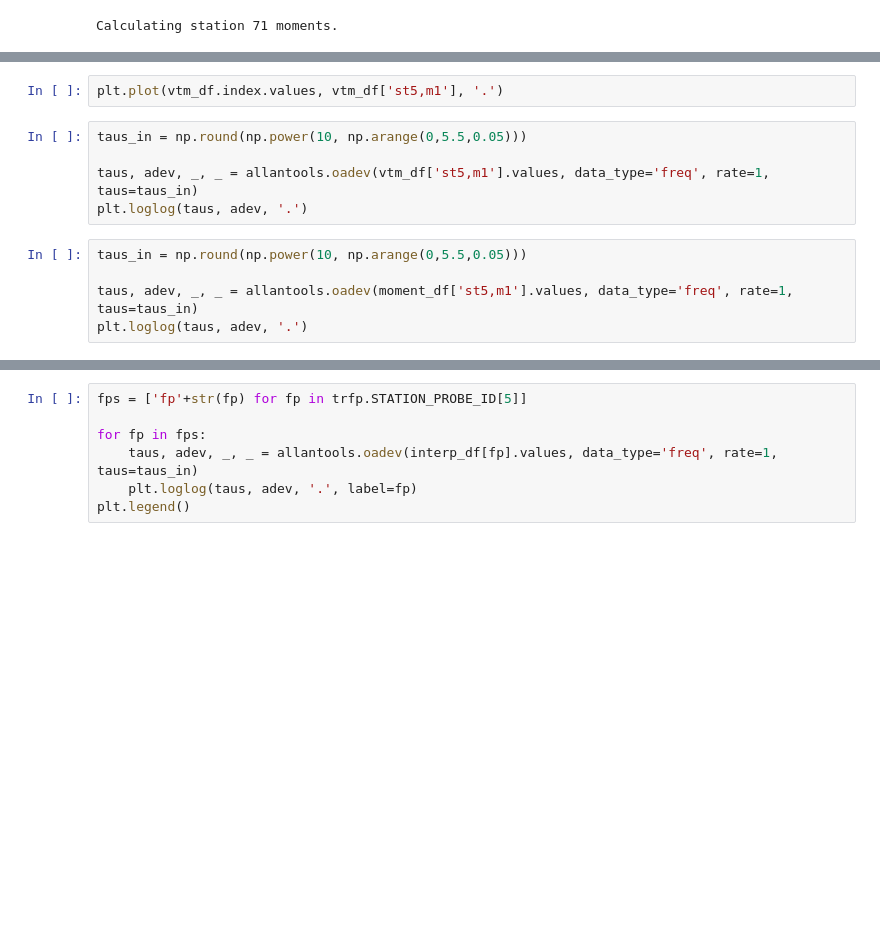
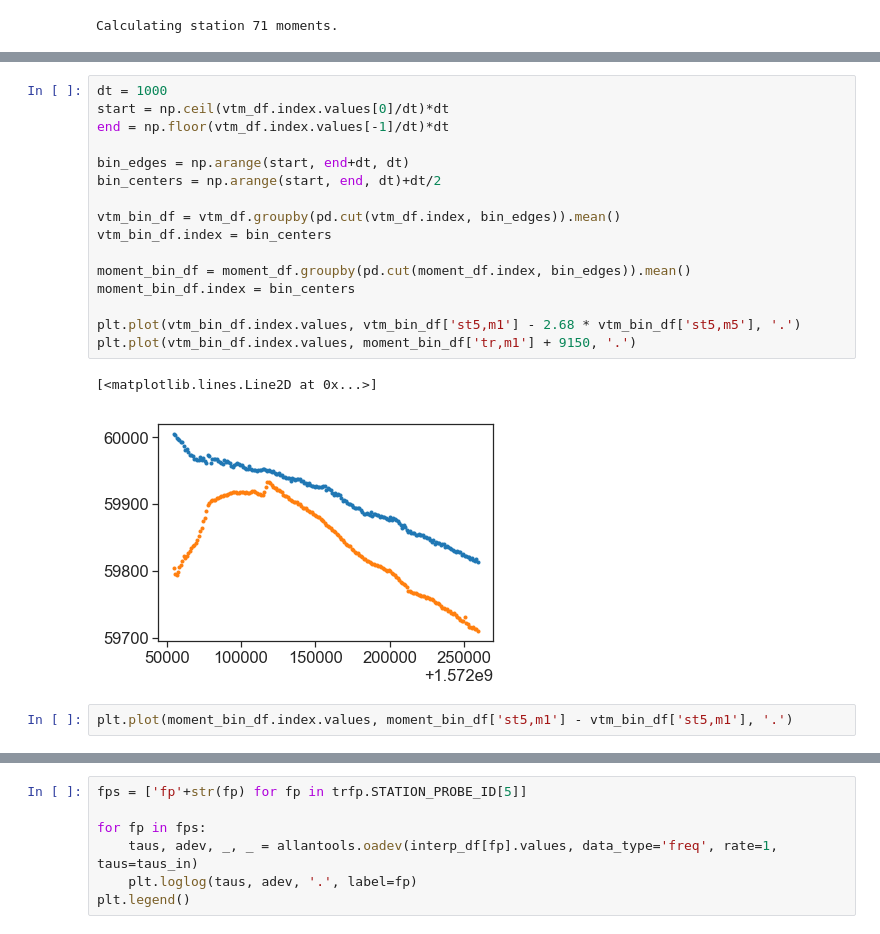
Before and after one commit to aetb/trfp, a Jupyter notebook: superlong_2_study.ipynb, the cells around one changed output, grey strips where cells are left out. Saved outputs shown, nothing was run; the diff lists cells and outputs as text; blank space fills up the shorter version.

Commit message:
Moving towards dict based automated analysis. Added sanitization for data quality.

```diff
--- a/superlong_2_study.ipynb
+++ b/superlong_2_study.ipynb
@@ -99,12 +106,21 @@ Calculating station 71 moments.
+# %%
+dt = 1000
+start = np.ceil(vtm_df.index.values[0]/dt)*dt
+end = np.floor(vtm_df.index.values[-1]/dt)*dt
+
+bin_edges = np.arange(start, end+dt, dt)
+bin_centers = np.arange(start, end, dt)+dt/2
+
+vtm_bin_df = vtm_df.groupby(pd.cut(vtm_df.index, bin_edges)).mean()
+vtm_bin_df.index = bin_centers
+
+moment_bin_df = moment_df.groupby(pd.cut(moment_df.index, bin_edges)).mean()
+moment_bin_df.index = bin_centers
+
+plt.plot(vtm_bin_df.index.values, vtm_bin_df['st5,m1'] - 2.68 * vtm_bin_df['st5,m5'], '.')
+plt.plot(vtm_bin_df.index.values, moment_bin_df['tr,m1'] + 9150, '.')
+# %% [output]
+[<matplotlib.lines.Line2D at 0x...>]
+[figure, added]
 # %%
-plt.plot(vtm_df.index.values, vtm_df['st5,m1'], '.')
+plt.plot(moment_bin_df.index.values, moment_bin_df['st5,m1'] - vtm_bin_df['st5,m1'], '.')
-# %%
-taus_in = np.round(np.power(10, np.arange(0,5.5,0.05)))
-
-taus, adev, _, _ = allantools.oadev(vtm_df['st5,m1'].values, data_type='freq', rate=1, taus=taus_in)
-plt.loglog(taus, adev, '.')
-# %%
-taus_in = np.round(np.power(10, np.arange(0,5.5,0.05)))
-
-taus, adev, _, _ = allantools.oadev(moment_df['st5,m1'].values, data_type='freq', rate=1, taus=taus_in)
-plt.loglog(taus, adev, '.')
```
Also changed, not shown: parts of 12 cells of this notebook, 41 other files.
